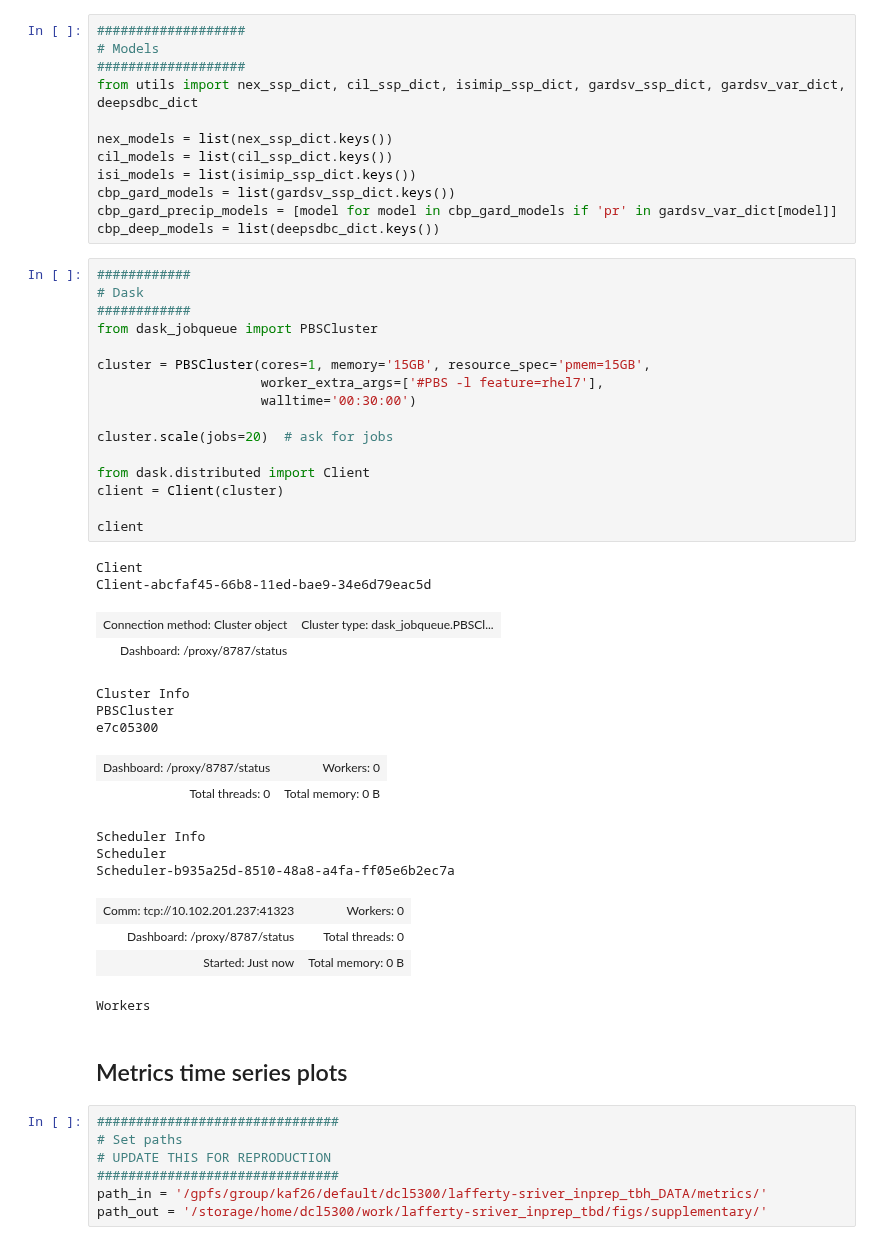
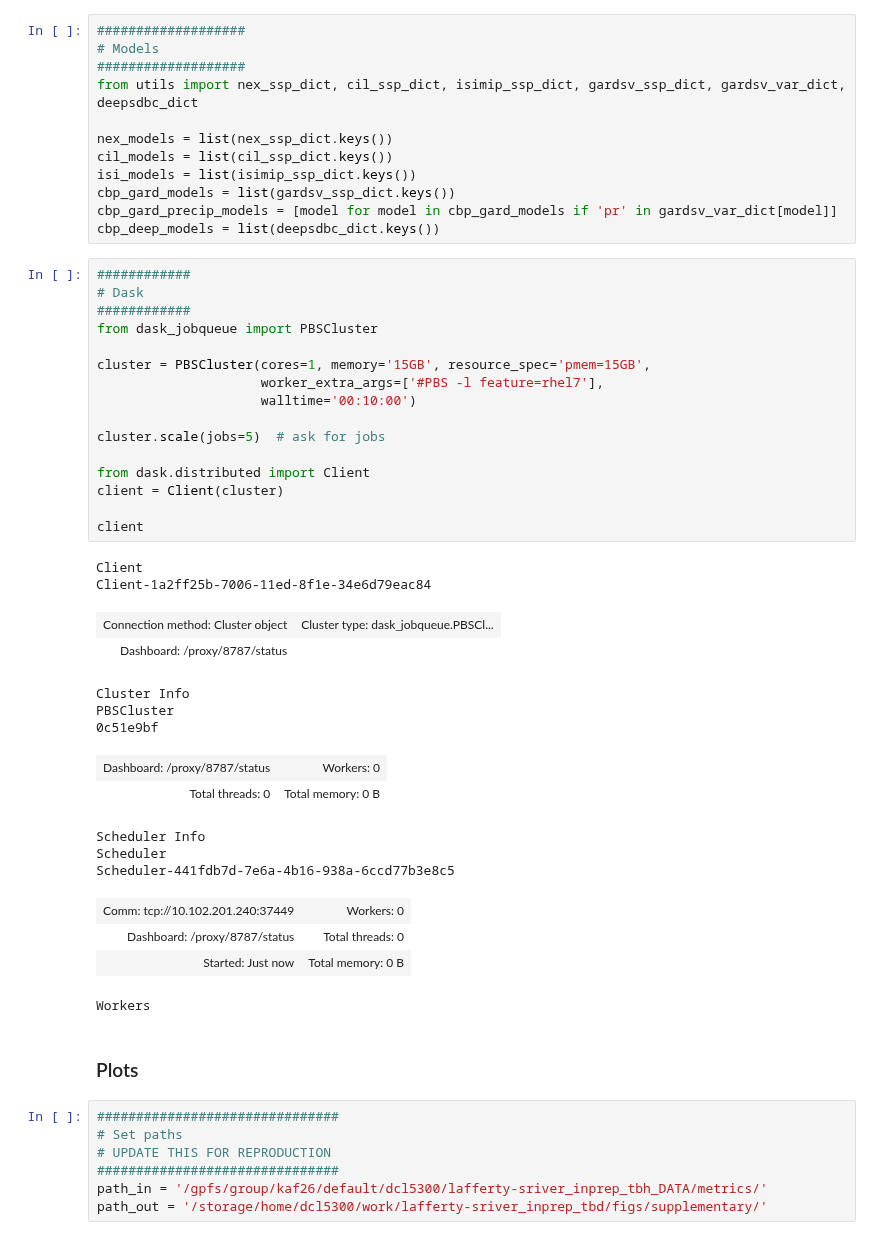
Before and after one commit to david0811/lafferty-sriver_2023_npjCliAtm, a Jupyter notebook: code/06b_supplementary_plots.ipynb, the cells around one changed output. Saved outputs shown, nothing was run; the diff lists cells and outputs as text.

Commit message:
metric checks

```diff
--- a/code/06b_supplementary_plots.ipynb
+++ b/code/06b_supplementary_plots.ipynb
@@ -29,38 +31,38 @@ cbp_deep_models = list(deepsdbc_dict.keys())
 # %%
 ############
 # Dask
 ############
 from dask_jobqueue import PBSCluster
 
 cluster = PBSCluster(cores=1, memory='15GB', resource_spec='pmem=15GB',
                      worker_extra_args=['#PBS -l feature=rhel7'],
-                     walltime='00:30:00')
+                     walltime='00:10:00')
 
-cluster.scale(jobs=20)  # ask for jobs
+cluster.scale(jobs=5)  # ask for jobs
 
 from dask.distributed import Client
 client = Client(cluster)
 
 client
 # %% [output]
 Client
-Client-abcfaf45-66b8-11ed-bae9-34e6d79eac5d
+Client-1a2ff25b-7006-11ed-8f1e-34e6d79eac84
 | Connection method: Cluster object | Cluster type: dask_jobqueue.PBSCl... |
 | Dashboard: /proxy/8787/status |  |
 Cluster Info
 PBSCluster
-e7c05300
+0c51e9bf
 | Dashboard: /proxy/8787/status | Workers: 0 |
 | Total threads: 0 | Total memory: 0 B |
 Scheduler Info
 Scheduler
-Scheduler-b935a25d-8510-48a8-a4fa-ff05e6b2ec7a
+Scheduler-441fdb7d-7e6a-4b16-938a-6ccd77b3e8c5
-| Comm: tcp://10.102.201.237:41323 | Workers: 0 |
+| Comm: tcp://10.102.201.240:37449 | Workers: 0 |
 | Dashboard: /proxy/8787/status | Total threads: 0 |
 | Started: Just now | Total memory: 0 B |
 Workers
 # %% [markdown]
-## Metrics time series plots
+### Plots
 # %%
 ###############################
 # Set paths
```
Also changed, not shown: parts of 8 cells of this notebook, 8 other files.
